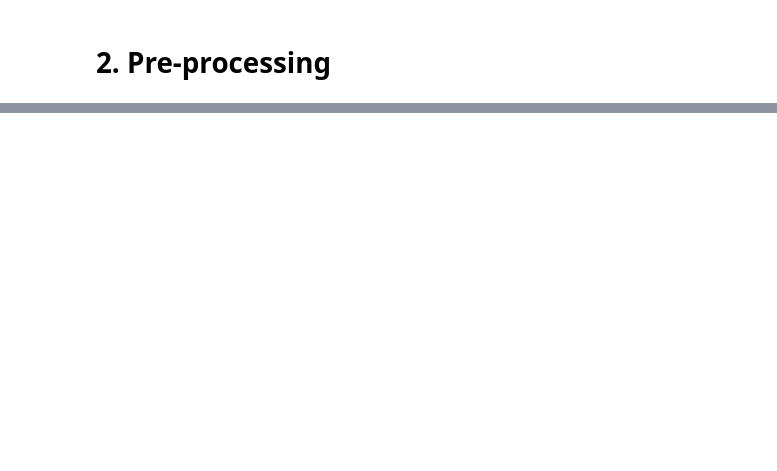
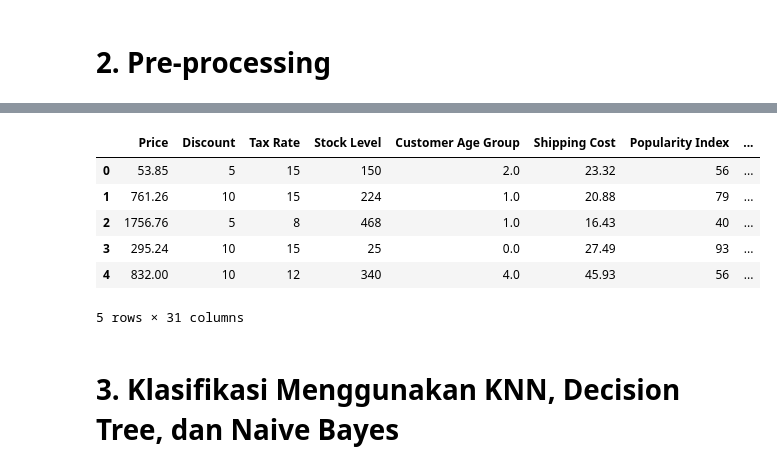
Before and after one commit to nonUser00/Prediksi-Pembelian-Produk, a Jupyter notebook: main_app.ipynb, the cells around one changed output, grey strips where cells are left out. Cells and saved outputs as stored; diff of their text form; code cells hidden in the pictures; blank space fills up the shorter version.

```diff
--- a/main_app.ipynb
+++ b/main_app.ipynb
@@ -20,0 +103,16 @@ df.head()
+# %%
+# Feature Engineering
+
+threshold = df['Return Rate'].median()
+df['Returned'] = df['Return Rate'].apply(lambda x: 1 if x > threshold else 0)
+
+df.drop('Return Rate', axis=1, inplace=True)
+df.head()
+# %% [output]
+|  | Price | Discount | Tax Rate | Stock Level | Customer Age Group | Shipping Cost | Popularity Index | ... |
+| 0 | 53.85 | 5 | 15 | 150 | 2.0 | 23.32 | 56 | ... |
+| 1 | 761.26 | 10 | 15 | 224 | 1.0 | 20.88 | 79 | ... |
+| 2 | 1756.76 | 5 | 8 | 468 | 1.0 | 16.43 | 40 | ... |
+| 3 | 295.24 | 10 | 15 | 25 | 0.0 | 27.49 | 93 | ... |
+| 4 | 832.00 | 10 | 12 | 340 | 4.0 | 45.93 | 56 | ... |
+5 rows × 31 columns
@@ -20,0 +128,2 @@ df.head()
+# %% [markdown]
+# 3. Klasifikasi Menggunakan KNN, Decision Tree, dan Naive Bayes
```
Also changed, not shown: parts of 6 cells of this notebook.
